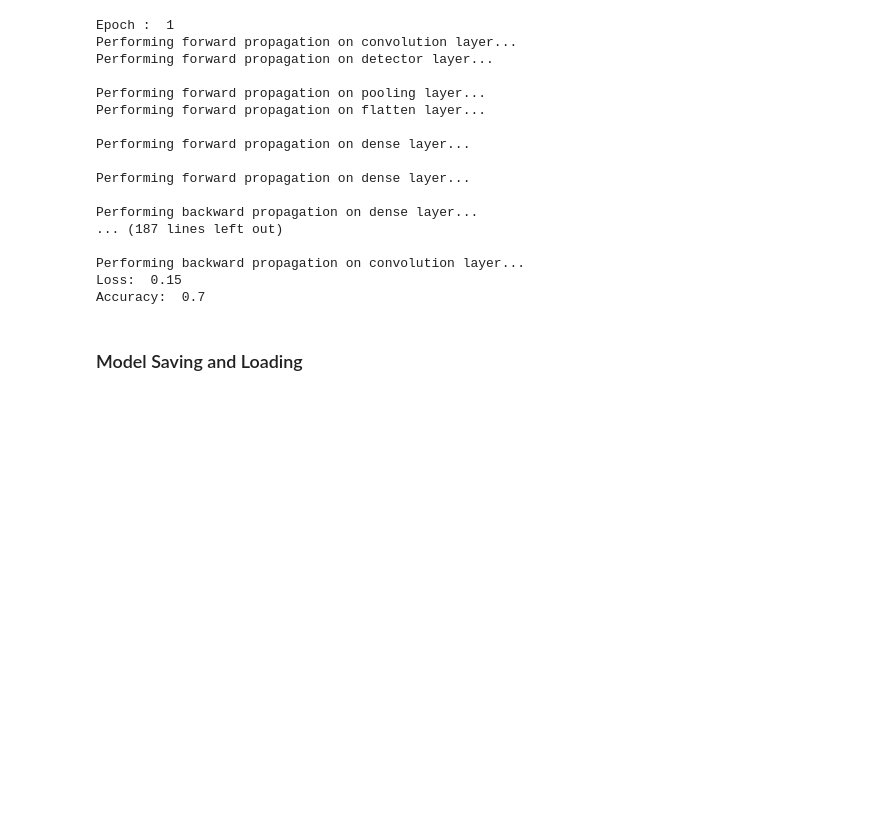
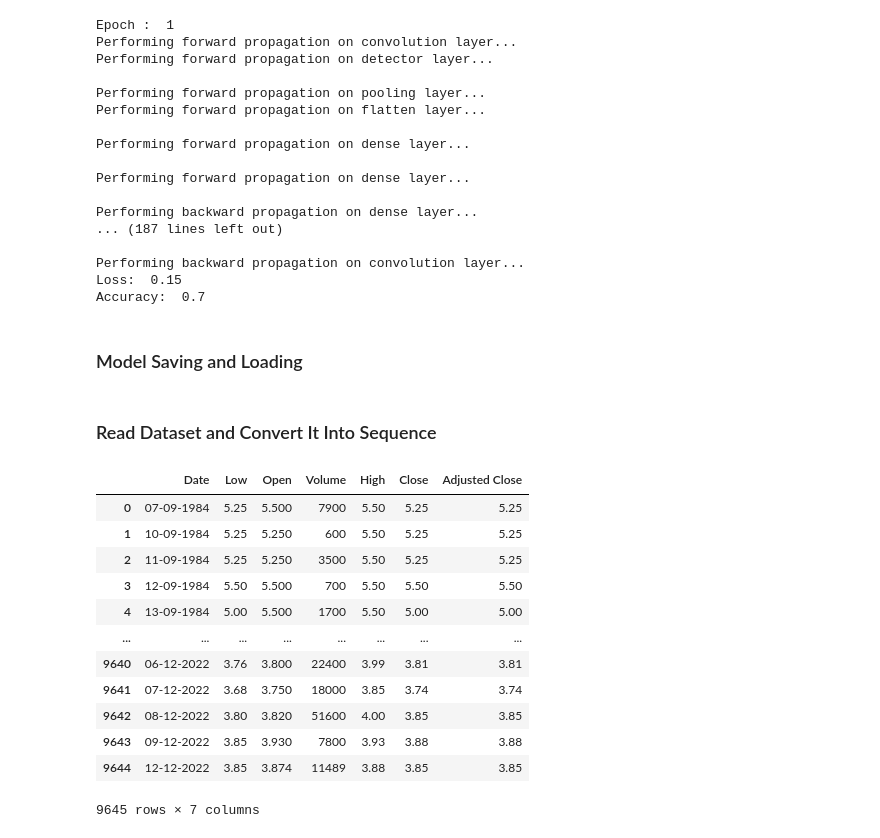
Before and after one commit to tastytypist/simple-cnn, a Jupyter notebook: simple-cnn.ipynb, the cells around one changed output. Saved outputs shown, nothing was run; the diff lists cells and outputs as text; code cells hidden in the pictures; blank space fills up the shorter version.

Commit message:
add create_sequence and dataset

```diff
--- a/simple-cnn.ipynb
+++ b/simple-cnn.ipynb
@@ -959,3 +969,22 @@ Accuracy:  0.7
 # %%
 Utils.save_model(model, file_name="model.json")
 loaded_model = Utils.load_model("model.json")
+# %% [markdown]
+### Read Dataset and Convert It Into Sequence
+# %%
+data = pd.read_csv("dataset/Train_stock_market.csv")
+data
+# %% [output]
+|  | Date | Low | Open | Volume | High | Close | Adjusted Close |
+| 0 | 07-09-1984 | 5.25 | 5.500 | 7900 | 5.50 | 5.25 | 5.25 |
+| 1 | 10-09-1984 | 5.25 | 5.250 | 600 | 5.50 | 5.25 | 5.25 |
+| 2 | 11-09-1984 | 5.25 | 5.250 | 3500 | 5.50 | 5.25 | 5.25 |
+| 3 | 12-09-1984 | 5.50 | 5.500 | 700 | 5.50 | 5.50 | 5.50 |
+| 4 | 13-09-1984 | 5.00 | 5.500 | 1700 | 5.50 | 5.00 | 5.00 |
+| ... | ... | ... | ... | ... | ... | ... | ... |
+| 9640 | 06-12-2022 | 3.76 | 3.800 | 22400 | 3.99 | 3.81 | 3.81 |
+| 9641 | 07-12-2022 | 3.68 | 3.750 | 18000 | 3.85 | 3.74 | 3.74 |
+| 9642 | 08-12-2022 | 3.80 | 3.820 | 51600 | 4.00 | 3.85 | 3.85 |
+| 9643 | 09-12-2022 | 3.85 | 3.930 | 7800 | 3.93 | 3.88 | 3.88 |
+| 9644 | 12-12-2022 | 3.85 | 3.874 | 11489 | 3.88 | 3.85 | 3.85 |
+9645 rows × 7 columns
```
Also changed, not shown: parts of 5 cells of this notebook, 2 other files.
